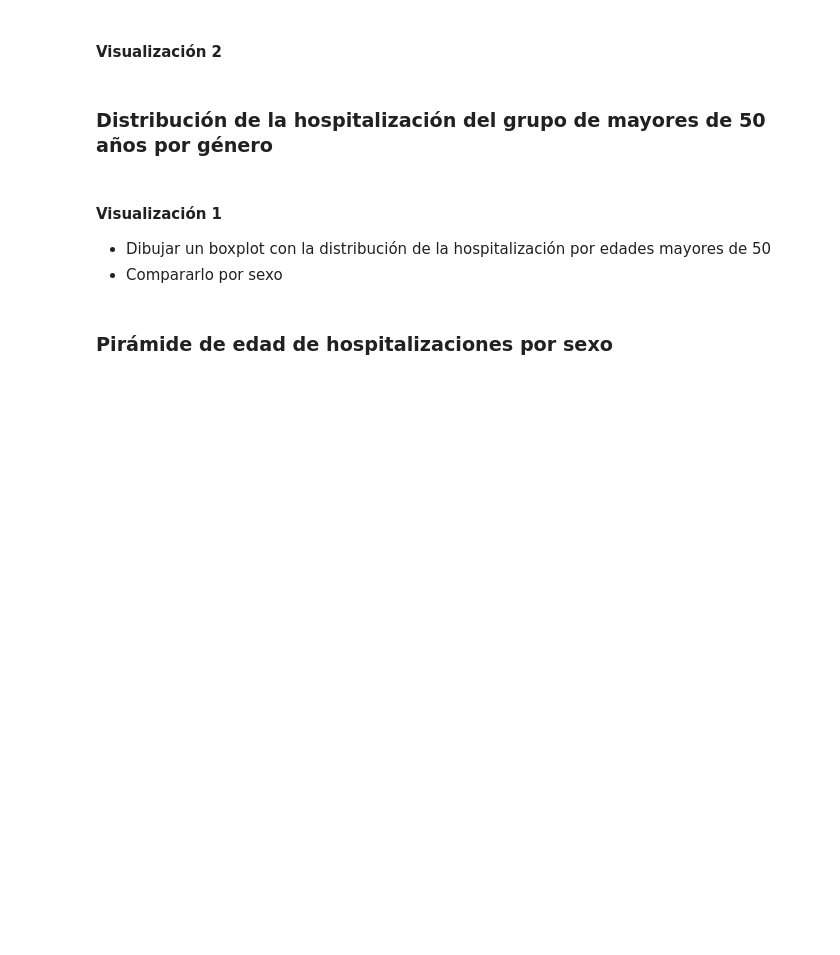
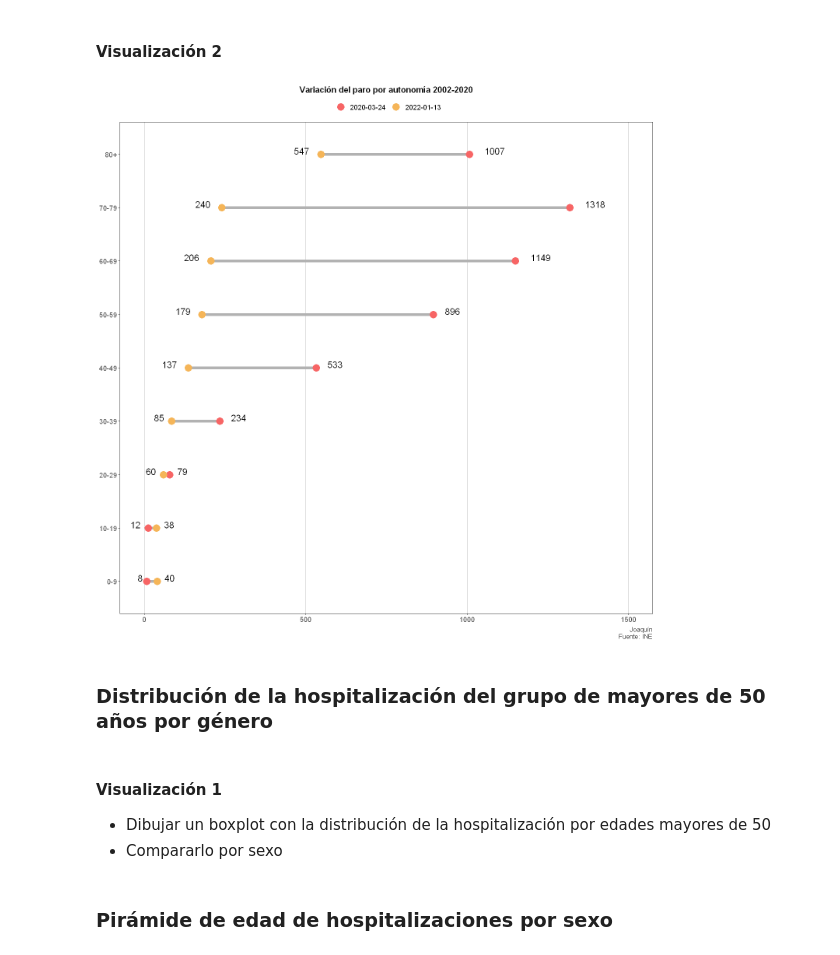
Before and after one commit to Atuneros/trabajos, a Jupyter notebook: visualizacion/practica1.ipynb, the cells around one changed output. Cells and saved outputs as stored; diff of their text form; code cells hidden in the pictures; blank space fills up the shorter version.

```diff
--- a/visualizacion/practica1.ipynb
+++ b/visualizacion/practica1.ipynb
@@ -442,4 +484,7 @@ df3 <- covid_provincias_poblacion %>%
 #datos a lo ancho
 
 df4 <- df3 %>%
-      pivot_wider (names_from = fecha,values_from = total)
+      pivot_wider (names_from = fecha,values_from = total) %>%
+      mutate (diff = `2022-01-13` - `2020-03-24`) %>%
+      mutate ( ajuste_num_1 = ifelse(diff > 0, 1.75,-0.75),
+               ajuste_num_2 = ifelse(diff > 0, -0.75,1.75))
@@ -448,5 +528,40 @@ df4 <- df3 %>%
 # %% [markdown]
 #### Visualización 2
+# %%
+ggplot(df4, aes(y=grupo_edad)) +
+  geom_segment(aes(x=`2020-03-24`,
+                 xend=`2022-01-13`,
+                 y=grupo_edad,
+                 yend=grupo_edad),
+                 color="#b2b2b2", size=2)+
+  geom_point(aes(x=`2020-03-24`,
+               color = "2020-03-24"),
+               size=5)+
+  geom_point(aes(x=`2022-01-13`,
+               color = "2022-01-13"),
+               size=5)+
+  geom_text(aes(x=`2020-03-24`,
+              label = `2020-03-24`,
+              hjust=  ajuste_num_1),
+              size = 5,
+              vjust=0, show.legend = FALSE ) +
+  geom_text(aes(x=`2022-01-13`,
+              label = `2022-01-13`,
+              hjust= ajuste_num_2),
+              size = 5,
+              vjust=0, show.legend = FALSE ) +
+  scale_color_manual(name = "", values =c("#F76565", "#F5B558") )+
+  scale_x_continuous (limit = c(0,1500))+
+  labs(title = "Variación del paro por autonomía 2002-2020",
+     caption = "Joaquín\nFuente: INE")+
+  theme_a() +
+  theme (legend.position="top",
+         axis.title.y=element_blank(),
+         axis.title.x=element_blank(),
+         panel.grid.major.y = element_blank(),
+         panel.grid.major.x = element_line(colour = "gray"))
+# %% [output]
+[figure, added]
 # %% [markdown]
 ### Distribución de la hospitalización del grupo de mayores de 50 años por género
 # %% [markdown]
```
Also changed, not shown: parts of 9 cells of this notebook.
